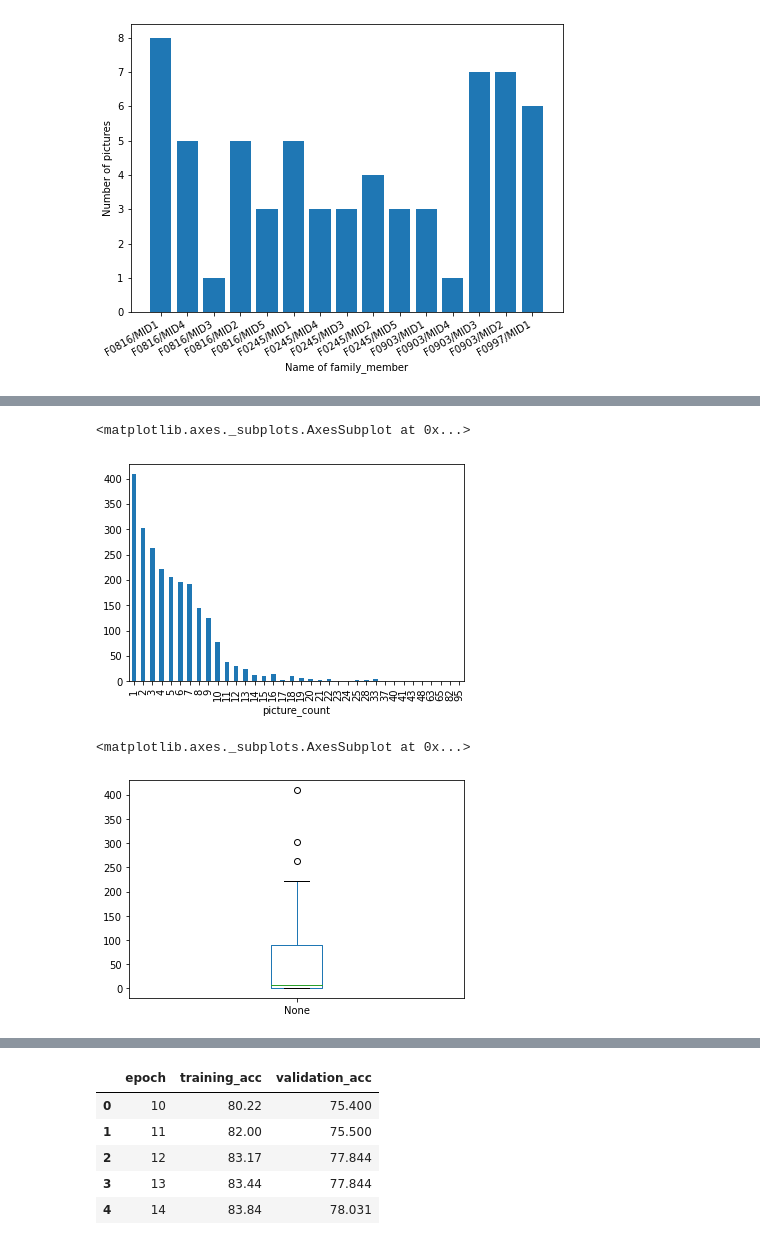
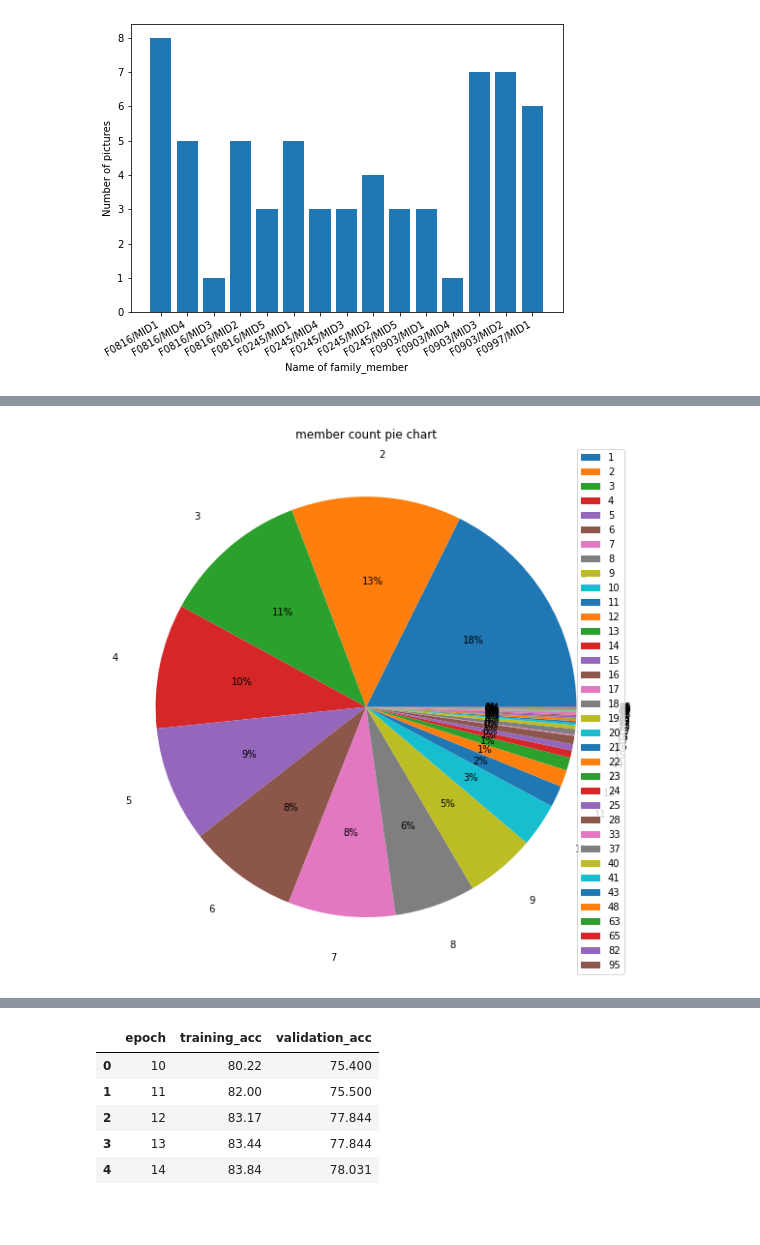
Before and after one commit to ash0411/fiw, a Jupyter notebook: fiwVisulalization.ipynb, the cells around one changed output, grey strips where cells are left out. Saved outputs shown, nothing was run; the diff lists cells and outputs as text; code cells hidden in the pictures; blank space fills up the shorter version.

```diff
--- a/fiwVisulalization.ipynb
+++ b/fiwVisulalization.ipynb
@@ -161,5 +166,7 @@ all_images = glob(train_url + "*/*/*.jpg")
 # %%
-print('The total number of images in the training dataset are {} '.format(len(all_images)))
+# scanning all the images in the family
+family_set_images = glob(train_url + "*/*/*.jpg")
+print('The total number of images in the training dataset are {} '.format(len(family_set_images)))
 # %% [output]
 The total number of images in the training dataset are 12379
 # %%
@@ -203,4 +210,4 @@ my_dict1['picture_count'] = picture_count_per_member
 family_member_image_df =pd.DataFrame.from_dict(my_dict1,orient='index').transpose()
 # %%
 # grouping the family_member picture count table according to member count
-mem1 = family_member_image_df.groupby('picture_count').size()
+mem1 = family_member_image_df.groupby('picture_count').size().reset_index()
@@ -245,10 +214,10 @@ array([<matplotlib.axes._subplots.AxesSubplot object at 0x...>],
-# %%
-mem1.plot.bar()
-# %% [output]
-<matplotlib.axes._subplots.AxesSubplot at 0x...>
-[figure, removed]
-# %%
-mem1.plot.box()
-# %% [output]
-<matplotlib.axes._subplots.AxesSubplot at 0x...>
-[figure, removed]
+# %%
+x = mem1[0]
+labels = mem1['picture_count']
+fig, ax = plt.subplots(figsize = (10,10))
+ax.pie(x, labels = labels, autopct='%.0f%%',labeldistance= 1.2)
+ax.set_title('member count pie chart')
+ax.legend()
+plt.show()
+# %% [output]
+[figure, added]
```
Also changed, not shown: parts of 30 cells of this notebook.
